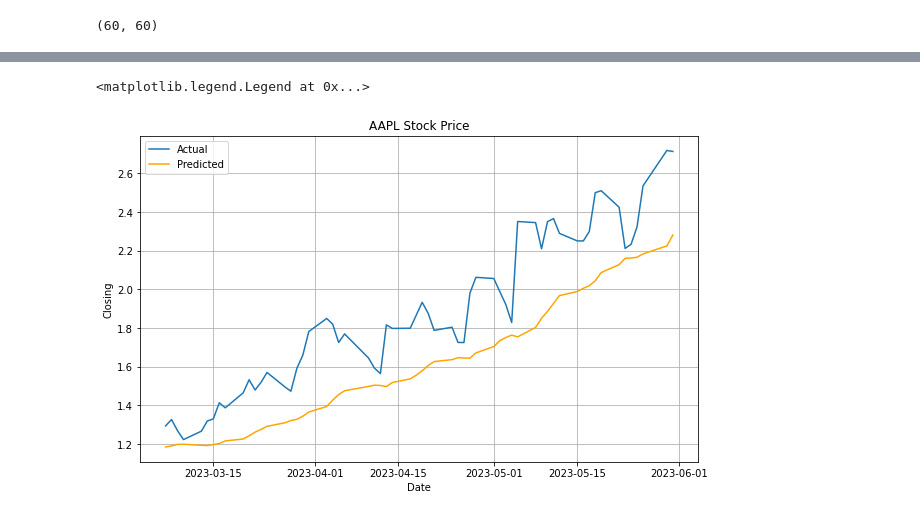
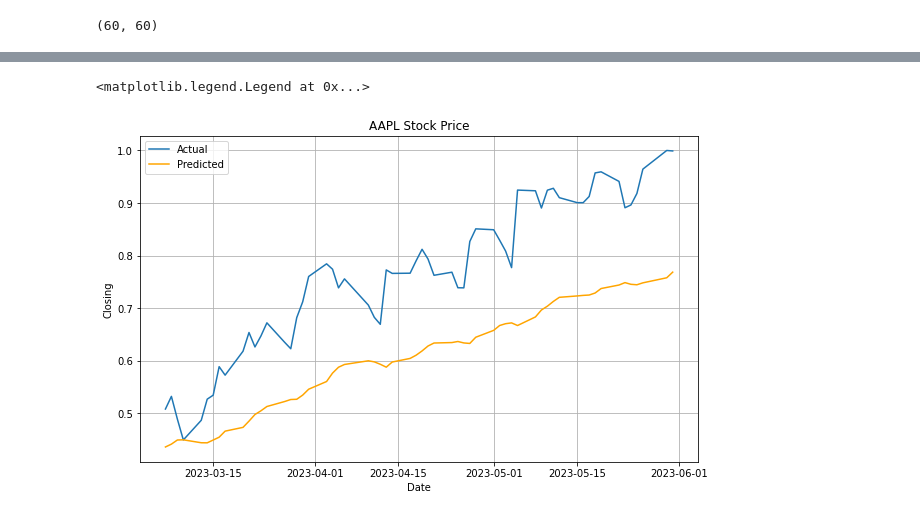
Before and after one commit to AbhijayPaturi/AAPLStockPricePredictionLSTM, a Jupyter notebook: AAPL Stock Price Prediction via LSTM.ipynb, the cells around one changed output, grey strips where cells are left out. Saved outputs shown, nothing was run; the diff lists cells and outputs as text; code cells hidden in the pictures.

```diff
--- a/AAPL Stock Price Prediction via LSTM.ipynb
+++ b/AAPL Stock Price Prediction via LSTM.ipynb
@@ -1253,22 +1249,20 @@ y_pred = model.predict(X_test)
 # %%
 # Consolidating Predictions
 pred_data = pd.DataFrame(y_pred, test_original.index,columns=['Close'])
 actual_data = pd.DataFrame(y_test, test_original.index, columns=['Close'])
-pred_data = pred_data.apply(np.square).apply(np.exp)
-actual_data = actual_data.apply(np.square).apply(np.exp)
 
 # Compare actual vs. predicted
 plt.figure(figsize=(10,6))
 plt.grid(True)
 plt.xlabel('Date')
 plt.ylabel('Closing')
 plt.plot(actual_data, label='Actual')
 plt.plot(pred_data, 'orange', label='Predicted')
 plt.title('AAPL Stock Price')
 plt.legend()
 # %% [output]
 <matplotlib.legend.Legend at 0x...>
-[figure, old version]
+[figure, new version]
 # %%
 # Modified Bidirectional LSTM #2
 model = Sequential()
```
Also changed, not shown: parts of 23 cells of this notebook.
